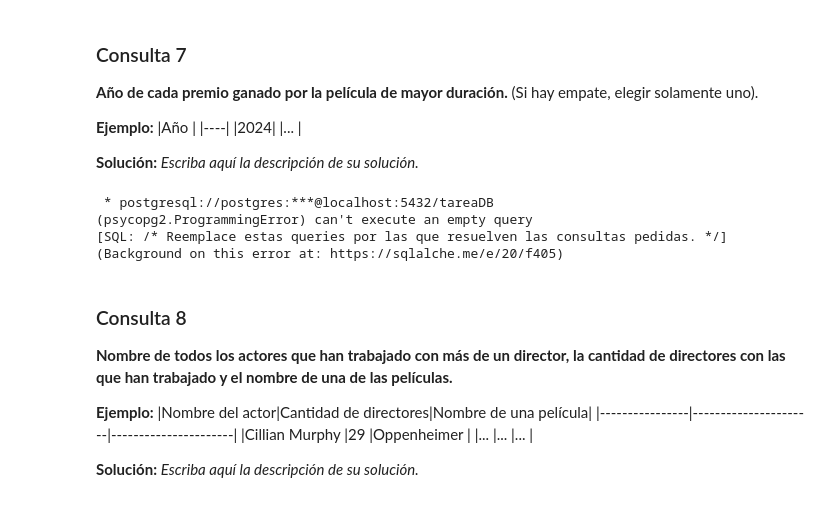
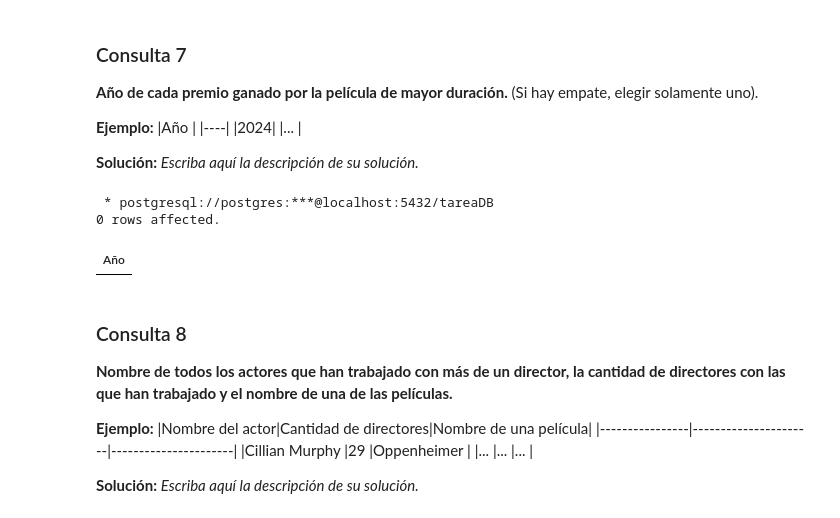
Before and after one commit to daniaao26/Tarea-1-db, a Jupyter notebook: Tarea_1.ipynb, the cells around one changed output. Saved outputs shown, nothing was run; the diff lists cells and outputs as text; code cells hidden in the pictures.

Commit message:
Update Tarea_1.ipynb
Consulta extra y Consulta 7 resueltas entre comillas

```diff
--- a/Tarea_1.ipynb
+++ b/Tarea_1.ipynb
@@ -547,14 +539,20 @@ LIMIT 1;
 
 
 **Solución:** _Escriba aquí la descripción de su solución._
-# %%
-%%sql
-/* Reemplace estas queries por las que resuelven las consultas pedidas. */
-# %% [output]
- * postgresql://postgres:***@localhost:5432/tareaDB
-(psycopg2.ProgrammingError) can't execute an empty query
-[SQL: /* Reemplace estas queries por las que resuelven las consultas pedidas. */]
-(Background on this error at: https://sqlalche.me/e/20/f405)
+# %%
+%%sql
+SELECT premio_mejor_pelicula.anio as "Año"
+FROM (
+    SELECT *
+    FROM pelicula
+    ORDER BY pelicula.duracion desc
+    limit 1
+) as pelicula
+INNER JOIN premio_mejor_pelicula on pelicula.id_pelicula = premio_mejor_pelicula.id_pelicula
+# %% [output]
+ * postgresql://postgres:***@localhost:5432/tareaDB
+0 rows affected.
+| Año |
 # %% [markdown]
 ### Consulta 8
 **Nombre de todos los actores que han trabajado con más de un director, la cantidad de directores con las que han trabajado y el nombre de una de las películas.**
```
Also changed, not shown: parts of 13 cells of this notebook.
